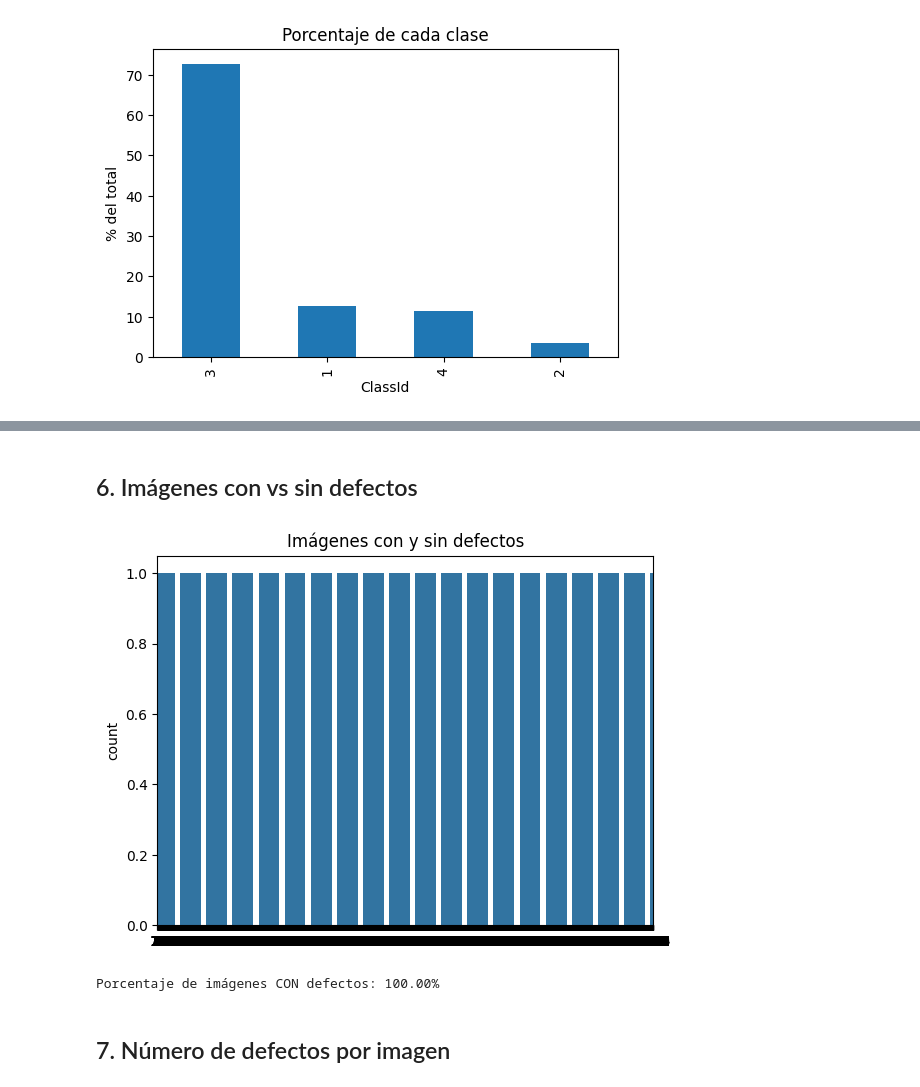
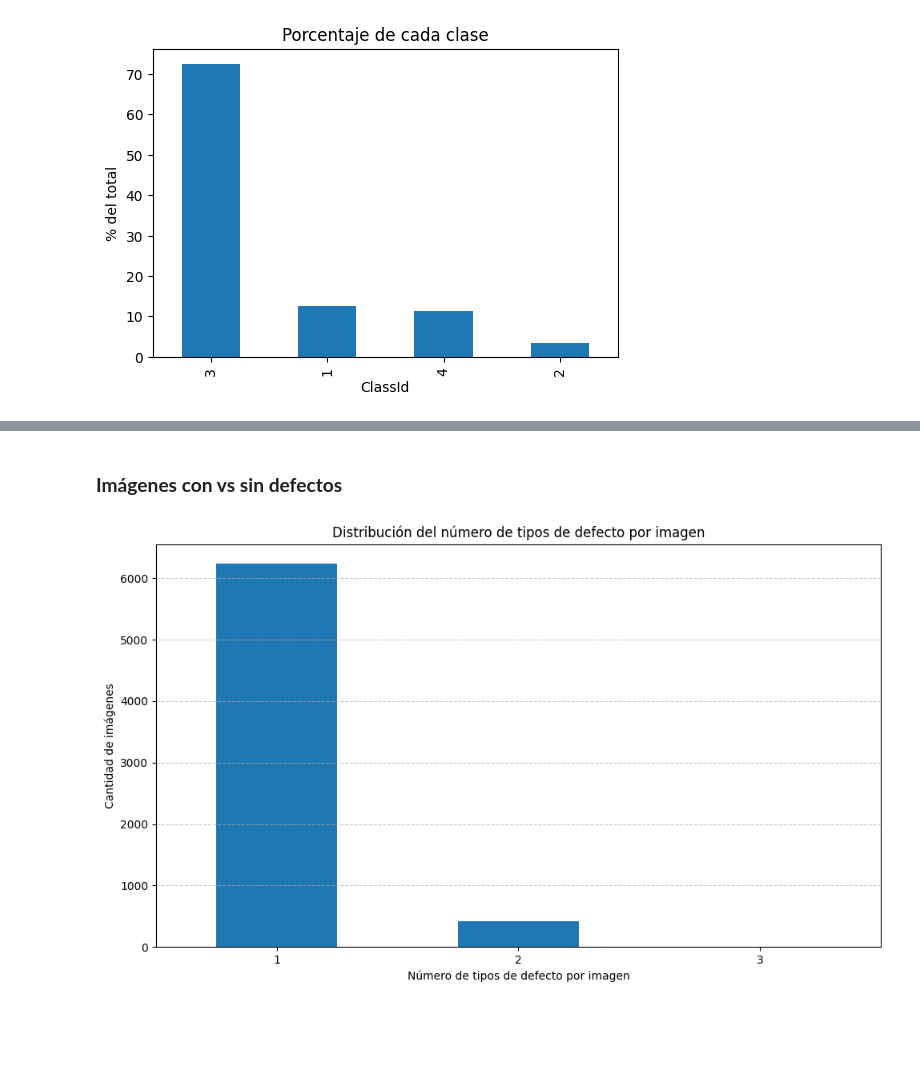
Before and after one commit to amesitos/steel-defect-segmentation, a Jupyter notebook: notebooks/EDA.ipynb, the cells around one changed output, grey strips where cells are left out. Saved outputs shown, nothing was run; the diff lists cells and outputs as text; code cells hidden in the pictures; blank space fills up the shorter version.

```diff
--- a/notebooks/EDA.ipynb
+++ b/notebooks/EDA.ipynb
@@ -118,15 +133,27 @@ plt.show()
 # %% [markdown]
-## 6. Imágenes con vs sin defectos
+### **Imágenes con vs sin defectos**
 # %%
-df["has_defect"] = df["EncodedPixels"].notnull()
-sns.countplot(df["has_defect"])
-plt.title("Imágenes con y sin defectos")
+# Contar el número de tipos de defecto por imagen
+# Se considera que una imagen tiene defecto si al menos una clase tiene EncodedPixels no nulo
+
+defects_per_image = (
+    df[df["EncodedPixels"].notnull()]
+    .groupby("ImageId")["ClassId"]
+    .nunique()
+)
+
+# Contar cuántas imágenes tienen 1, 2, 3, etc. tipos de defectos
+distribution = defects_per_image.value_counts().sort_index()
+
+# Visualización
+plt.figure(figsize=(10, 6))
+distribution.plot(kind="bar")
+plt.xlabel("Número de tipos de defecto por imagen")
+plt.ylabel("Cantidad de imágenes")
+plt.title("Distribución del número de tipos de defecto por imagen")
+plt.xticks(rotation=0)
+plt.grid(axis="y", linestyle="--", alpha=0.7)
+plt.tight_layout()
 plt.show()
-
-percentage = df["has_defect"].mean() * 100
-print(f"Porcentaje de imágenes CON defectos: {percentage:.2f}%")
 # %% [output]
-[figure, old version]
+[figure, new version]
-Porcentaje de imágenes CON defectos: 100.00%
-# %% [markdown]
-## 7. Número de defectos por imagen
```
Also changed, not shown: parts of 16 cells of this notebook, 6 other files.
